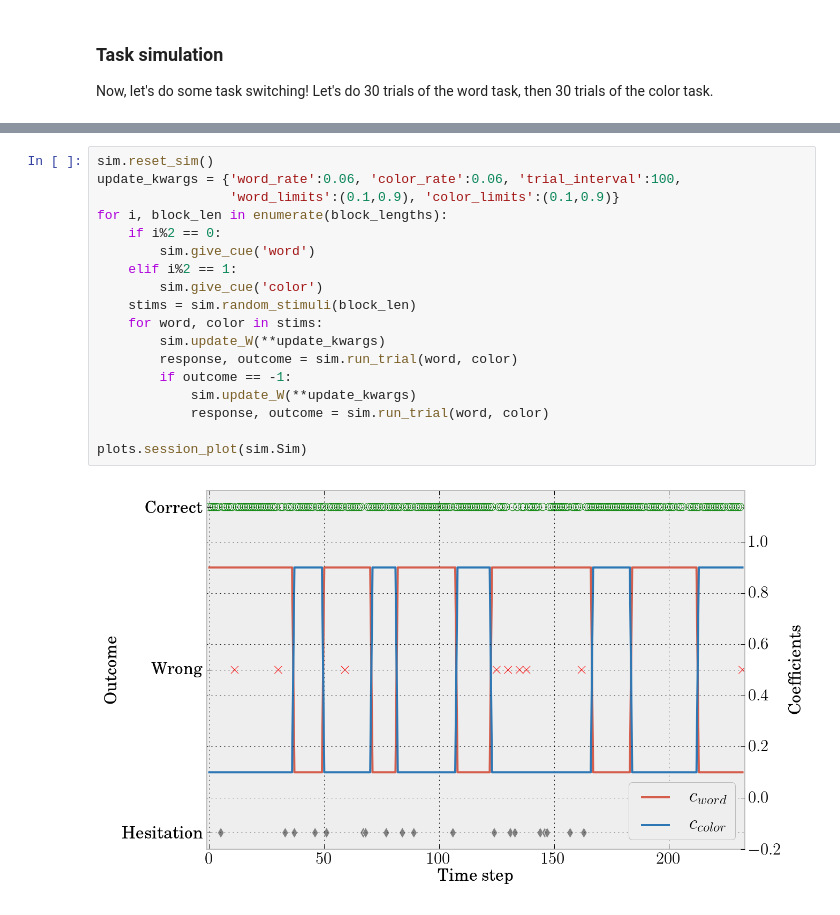
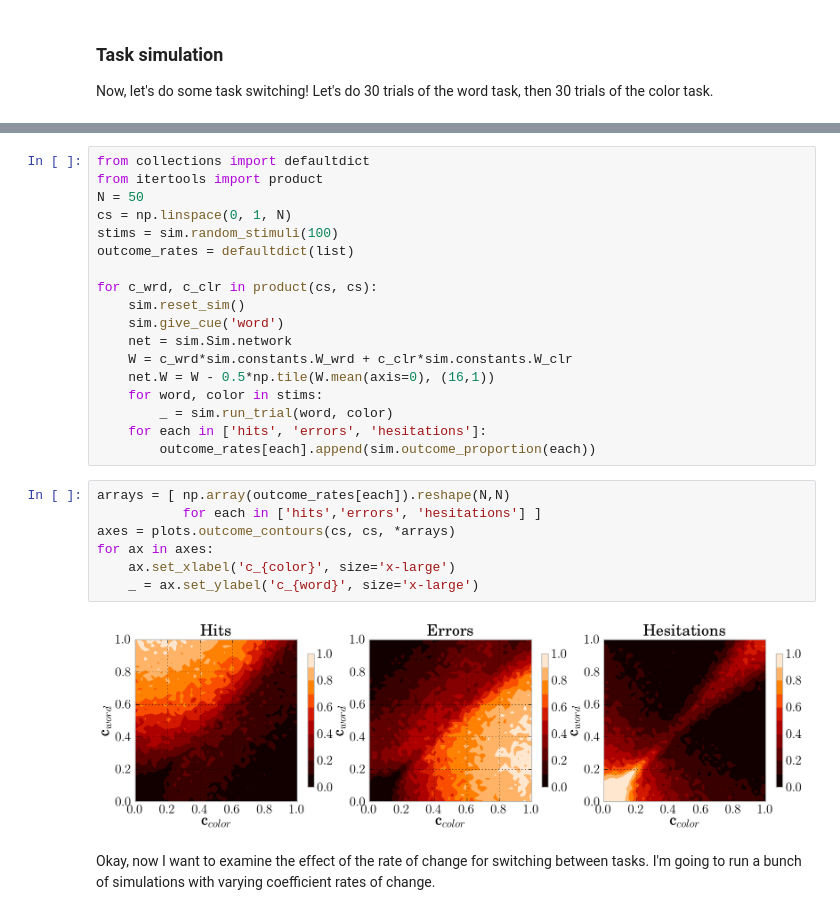
Before and after one commit to mcleonard/task_switch, a Jupyter notebook: Task switching simulation.ipynb, the cells around one changed output, grey strips where cells are left out. Saved outputs shown, nothing was run; the diff lists cells and outputs as text.

```diff
--- a/Task switching simulation.ipynb
+++ b/Task switching simulation.ipynb
@@ -201,20 +182,29 @@ array([35, 11, 19, 10, 23, 15, 37, 17, 25, 18])
-# %%
-sim.reset_sim()
-update_kwargs = {'word_rate':0.06, 'color_rate':0.06, 'trial_interval':100,
-                 'word_limits':(0.1,0.9), 'color_limits':(0.1,0.9)}
-for i, block_len in enumerate(block_lengths):
-    if i%2 == 0:
-        sim.give_cue('word')
-    elif i%2 == 1:
-        sim.give_cue('color')
-    stims = sim.random_stimuli(block_len)
-    for word, color in stims:
-        sim.update_W(**update_kwargs)
-        response, outcome = sim.run_trial(word, color)
-        if outcome == -1:
-            sim.update_W(**update_kwargs)
-            response, outcome = sim.run_trial(word, color)
-
-plots.session_plot(sim.Sim)
-# %% [output]
-[figure, removed]
+# %%
+from collections import defaultdict
+from itertools import product
+N = 50
+cs = np.linspace(0, 1, N)
+stims = sim.random_stimuli(100)
+outcome_rates = defaultdict(list)
+
+for c_wrd, c_clr in product(cs, cs):
+    sim.reset_sim()
+    sim.give_cue('word')
+    net = sim.Sim.network
+    W = c_wrd*sim.constants.W_wrd + c_clr*sim.constants.W_clr
+    net.W = W - 0.5*np.tile(W.mean(axis=0), (16,1))
+    for word, color in stims:
+        _ = sim.run_trial(word, color)
+    for each in ['hits', 'errors', 'hesitations']:
+        outcome_rates[each].append(sim.outcome_proportion(each))
+# %%
+arrays = [ np.array(outcome_rates[each]).reshape(N,N)
+           for each in ['hits','errors', 'hesitations'] ]
+axes = plots.outcome_contours(cs, cs, *arrays)
+for ax in axes:
+    ax.set_xlabel('c_{color}', size='x-large')
+    _ = ax.set_ylabel('c_{word}', size='x-large')
+# %% [output]
+[figure, added]
+# %% [markdown]
+Okay, now I want to examine the effect of the rate of change for switching between tasks.  I'm going to run a bunch of simulations with varying coefficient rates of change.
```
Also changed, not shown: parts of 18 cells of this notebook.
